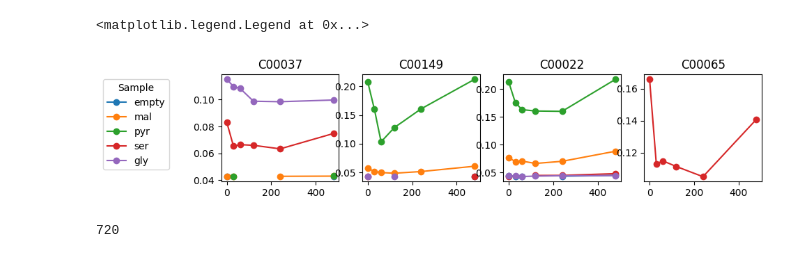
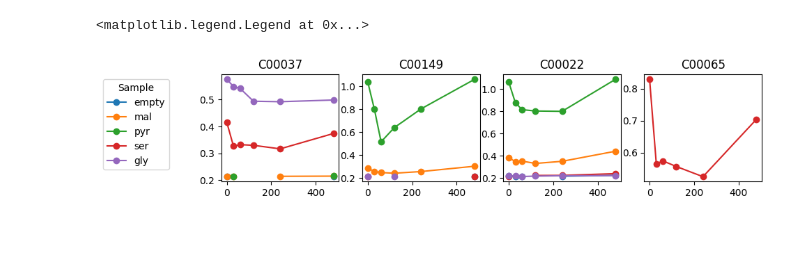
Before and after one commit to carothersresearch/ECFERS, a Jupyter notebook: run_fit_data.ipynb, the cells around one changed output. Saved outputs shown, nothing was run; the diff lists cells and outputs as text; code cells hidden in the pictures.

```diff
--- a/run_fit_data.ipynb
+++ b/run_fit_data.ipynb
@@ -22,15 +22,15 @@ with open('data/230623_Kinetics_DA/simulation_ready.pkl', 'rb') as f:
 # %%
 plt.figure(figsize=(10,2))
 for s in metadata['sample_labels']:
     for i,m in enumerate(metadata['measurement_labels']):
-        # measurements[s][:,i] = measurements[s][:,i]*5
+        measurements[s][:,i] = measurements[s][:,i]*5
         plt.subplot(1,4,i+1)
         plt.plot(metadata['timepoints'][s]/60, measurements[s][:,i],'-o')
         plt.title(m)
 plt.legend(metadata['sample_labels'],bbox_to_anchor=(-4.65, 1), loc='upper left', title='Sample')
 # %% [output]
 <matplotlib.legend.Legend at 0x...>
-[figure, old version]
+[figure, new version]
 # %%
 metabolites = [s for s in r.getFloatingSpeciesIds() if 'EC' not in s]
 model_species = pd.read_csv(os.getcwd()+'/src/frenda_brenda/Files/SpeciesBaseMechanisms.csv')
@@ -86,9 +92,3 @@ for i in range(5):
     algo.set_verbosity(1)
     algos.append(algo)
     pops.append(pg.population(prob, size = 0))
-# %%
-import ipyparallel as ipp
-client = ipp.Client(profile='cheme-ecfers')
-len(client[:])
-# %% [output]
-720
```
Also changed, not shown: parts of 12 cells of this notebook, 4 other files.
